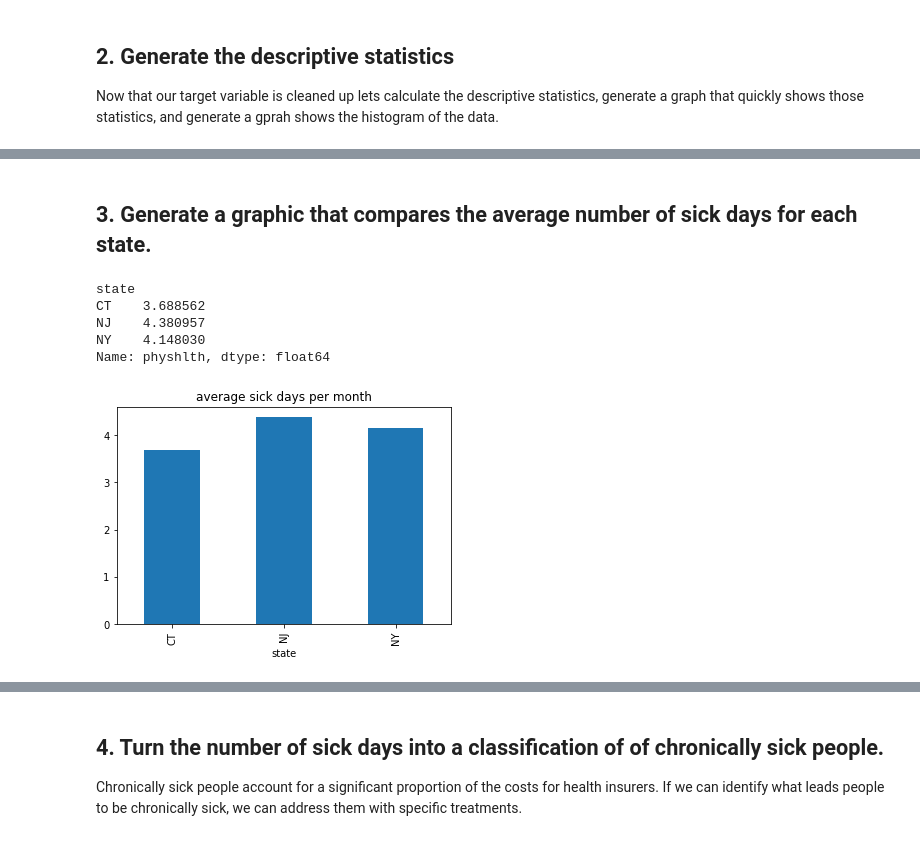
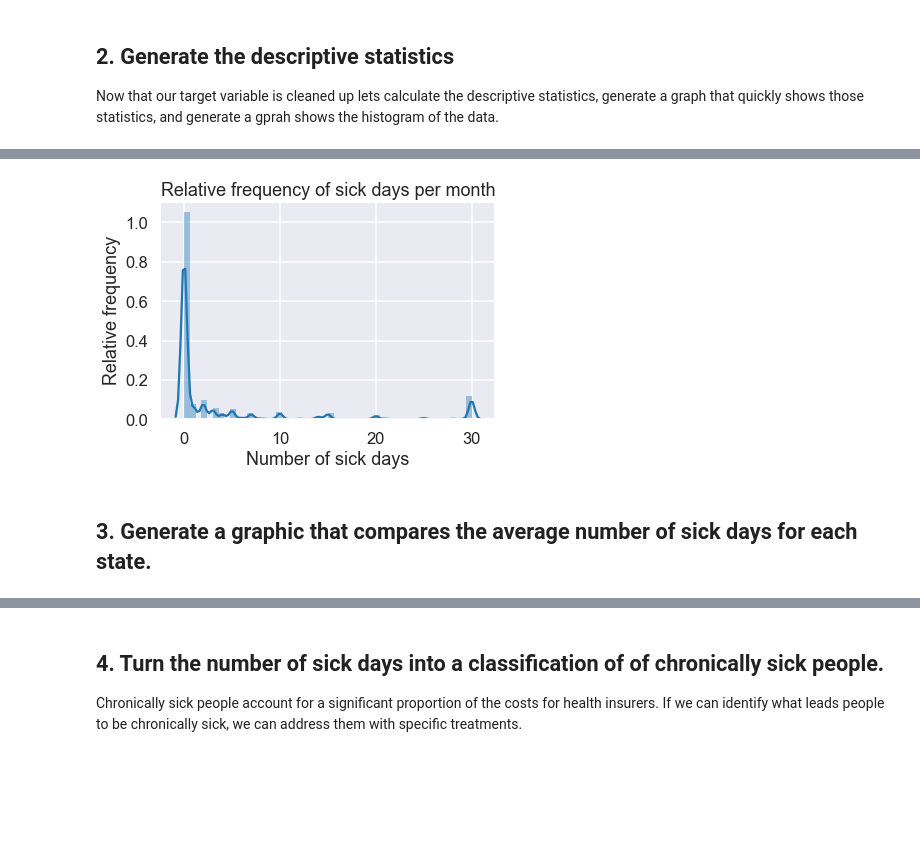
Before and after one commit to rcharan/nyc-ds-100719-lectures, a Jupyter notebook: week-2/case_study/Data_Exploration_Applied.ipynb, the cells around one changed output, grey strips where cells are left out. Cells and saved outputs as stored; diff of their text form; code cells hidden in the pictures; blank space fills up the shorter version.

```diff
--- a/week-2/case_study/Data_Exploration_Applied.ipynb
+++ b/week-2/case_study/Data_Exploration_Applied.ipynb
@@ -130,2 +96,6 @@ df.physhlth.plot(kind = 'density')
+# %%
+fig
+# %% [output]
+[figure, added]
 # %% [markdown]
 ## 3. Generate a graphic that compares the average number of sick days for each state.
@@ -134,12 +101,0 @@ df['state'] = df['_state'].replace({9 : 'CT', 34 : 'NJ', 36 : 'NY'})
-# %%
-df.groupby('state')['physhlth'].mean()
-# %% [output]
-state
-CT    3.688562
-NJ    4.380957
-NY    4.148030
-Name: physhlth, dtype: float64
-# %%
-df.groupby('state')['physhlth'].mean().plot(kind = 'bar', title = 'average sick days per month');
-# %% [output]
-[figure, removed]
```
Also changed, not shown: parts of 68 cells of this notebook.
